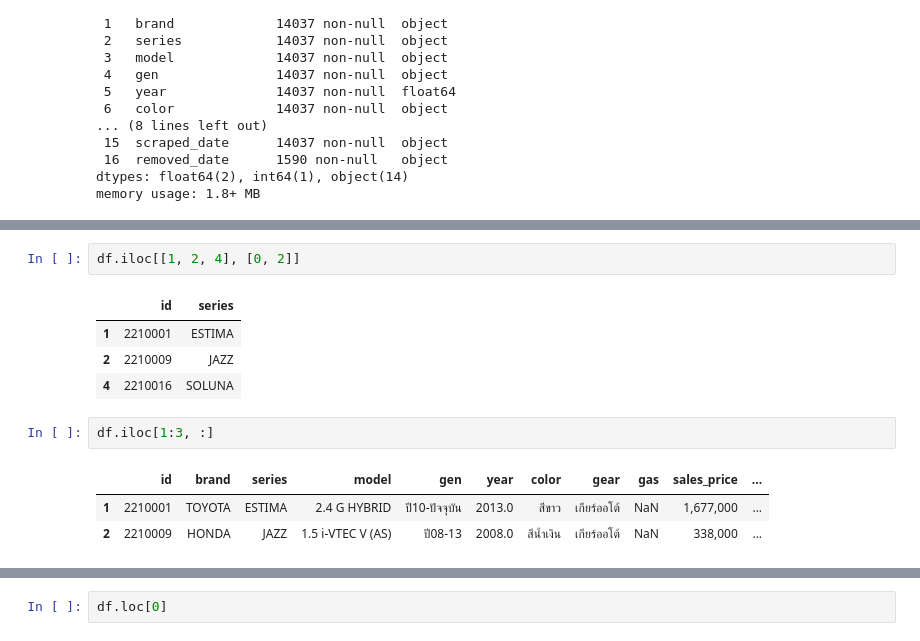
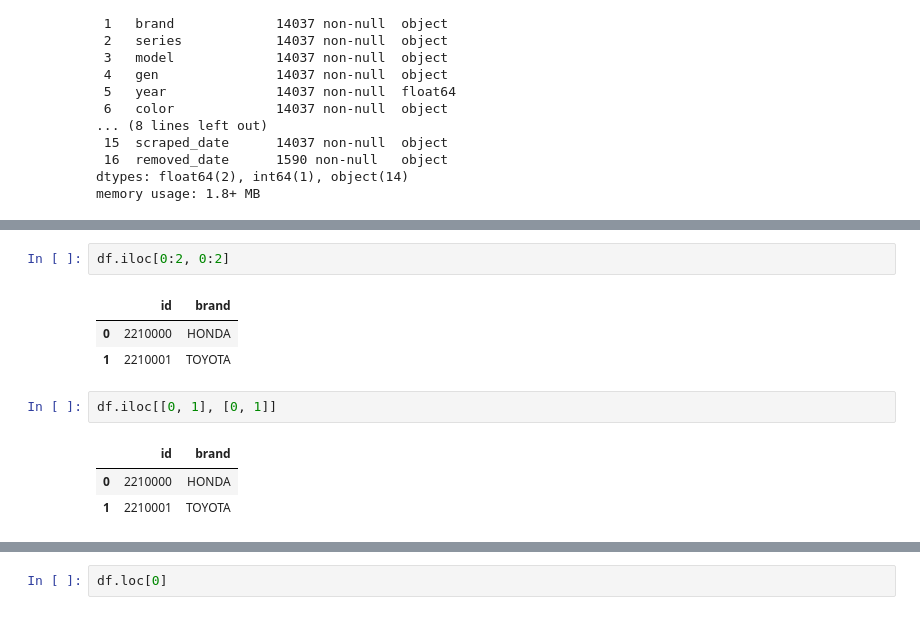
Before and after one commit to ai-builders/ai-builders.github.io, a Jupyter notebook: notebooks/ai_builder_pandas.ipynb, the cells around one changed output, grey strips where cells are left out. Cells and saved outputs as stored; diff of their text form.

```diff
--- a/notebooks/ai_builder_pandas.ipynb
+++ b/notebooks/ai_builder_pandas.ipynb
@@ -110,13 +227,12 @@ df.iloc[3:5, 0:2]
 # %%
-df.iloc[[1, 2, 4], [0, 2]]
+df.iloc[0:2, 0:2]
 # %% [output]
-|  | id | series |
-| 1 | 2210001 | ESTIMA |
-| 2 | 2210009 | JAZZ |
-| 4 | 2210016 | SOLUNA |
+|  | id | brand |
+| 0 | 2210000 | HONDA |
+| 1 | 2210001 | TOYOTA |
 # %%
-df.iloc[1:3, :]
+df.iloc[[0, 1], [0, 1]]
 # %% [output]
-|  | id | brand | series | model | gen | year | color | gear | gas | sales_price | ... |
-| 1 | 2210001 | TOYOTA | ESTIMA | 2.4 G HYBRID | ปี10-ปัจจุบัน | 2013.0 | สีขาว | เกียร์ออโต้ | NaN | 1,677,000 | ... |
-| 2 | 2210009 | HONDA | JAZZ | 1.5 i-VTEC V (AS) | ปี08-13 | 2008.0 | สีน้ำเงิน | เกียร์ออโต้ | NaN | 338,000 | ... |
+|  | id | brand |
+| 0 | 2210000 | HONDA |
+| 1 | 2210001 | TOYOTA |
```
Also changed, not shown: parts of 90 cells of this notebook.
